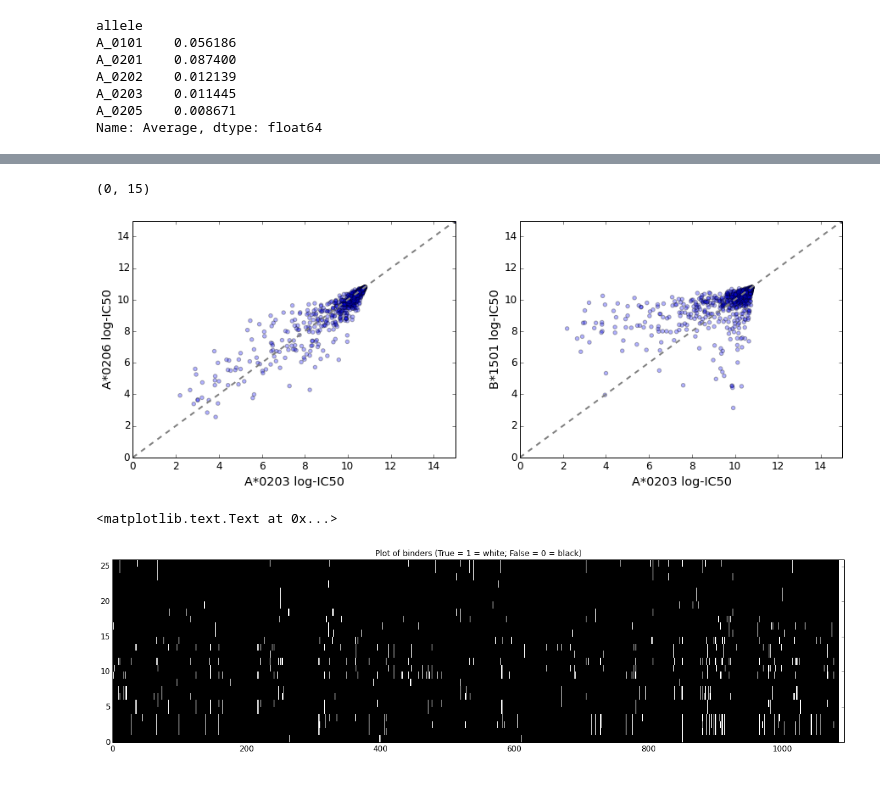
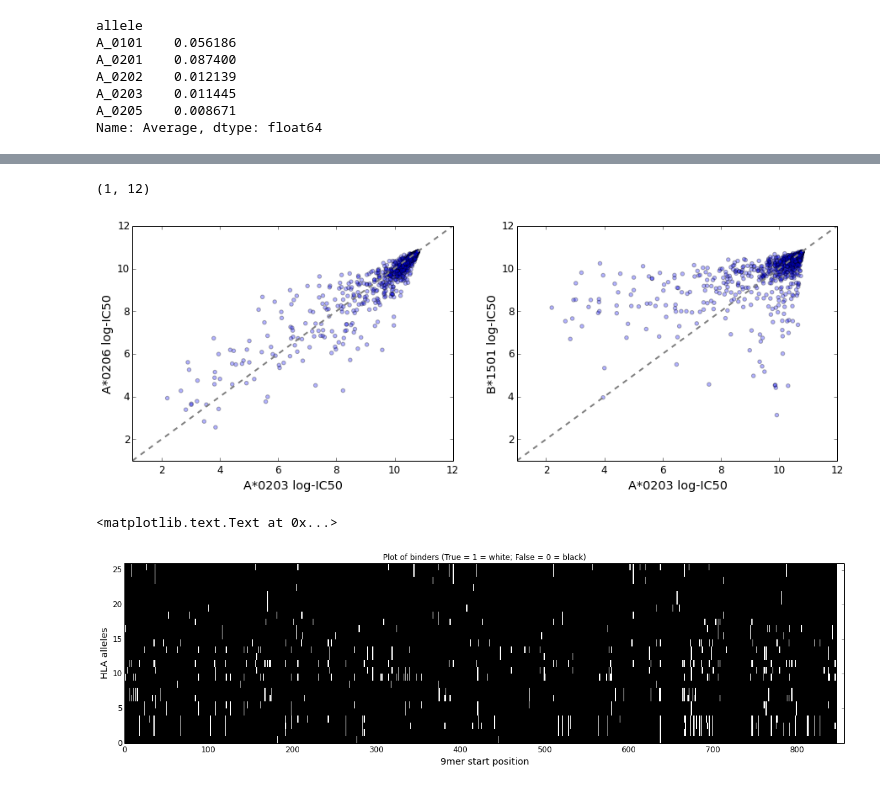
Before and after one commit to agartland/notebooks, a Jupyter notebook: epitope_hotspot.ipynb, the cells around one changed output, grey strips where cells are left out. Cells and saved outputs as stored; diff of their text form; code cells hidden in the pictures.

```diff
--- a/epitope_hotspot.ipynb
+++ b/epitope_hotspot.ipynb
@@ -17,9 +53,10 @@ Note that DATA_PATH should point to a general data directory and within that the
 an "epitope_hotspot" folder containing the file. Or you can supply the path to the file at any location."""
 
 with open(DATA_PATH + 'epitope_hotspot/env_hxb2.fasta','r') as fileHandle:
+    """We'll use seq as a string instead of a sequnece object that is returned by SeqIO"""
     seq = str(SeqIO.read(fileHandle,'fasta').seq)
 
-"""Remove the stop codon character at the end of the sequence"""
-seq = seq.replace('*','')
+"""Remove gaps and the stop codon character at the end of the sequence"""
+seq = seq.replace('-','').replace('*','')
 print "HXB2 (%d): %s" % (len(seq),seq)
 # %% [output]
@@ -61,13 +106,13 @@ for k in ba.keys()[:10]:
 # %%
-"""Now create a 2D matrix of binding affinities for the single sequence of shape [Npos x NHLAs]"""
+"""Create a 2D matrix of binding affinities for the single sequence of shape [Npos x NHLAs]"""
 uHLAs = unique(bindingDf.HLA)
 k = 9
-"""Initialize matrix to 15 (not a binder)"""
+"""Initialize matrix to 15 (not a binder): any missing predictions will be counted as non-binders"""
 baMat = 15 * ones((len(seq)-k+1,len(uHLAs)))
 for starti in arange(len(seq)-k+1):
     if not seq[starti] == '-':
-        """If there a gap character at this start position, it is not a valid kmer"""
-        """Grab a "gapless" kmer peptide starting at position starti"""
+        """If there is a gap character at this start position, it is not a valid kmer"""
+        """Grab a "gapless" kmer by starting at position starti and taking k non-gap characters of the str"""
         pep = seq[starti:].replace('-','')[:k]
         for hlai, h in enumerate(uHLAs):
             try:
@@ -85,6 +130,12 @@ for starti in arange(len(seq)-k+1):
                 baMat[starti,hlai] = ba[(h,pep)]
             else:
                 print "Could not find prediction for HLA %s and peptide %s (giving it default level of log-IC50 = 15)" % (h,pep)
-"""Notice that because of gaps the last kmer is only 8 amino acids long so the prediction could not be found.
-Yet this did not lead to an error because of our try/except clause."""
+
+figure(figsize=(20,5))
+pcolor(baMat.T,cmap='gray')
+xlim((0,len(seq)))
+ylim((0,len(uHLAs)))
+ylabel('HLA alleles')
+xlabel('9mer start position')
+title('Plot of binding affinity (log-IC50)')
 # %% [output]
@@ -109,32 +144,38 @@ Could not find prediction for HLA B_5801 and peptide QGLERILL (giving it default
 # %%
+"""Make a couple descriptive figures to make sure the data looks right."""
+
+"""HLA A*0203 and A*0206 should be highly correlated because they are very similar alleles."""
 figure(figsize=(15,5))
 subplot(1,2,1)
 scatter(baMat[:,uHLAs=='A_0203'],baMat[:,uHLAs=='A_0206'],alpha=0.3)
-plot([0,15],[0,15],'--',lw=2,color='gray')
+plot([1,12],[1,12],'--',lw=2,color='gray')
 xlabel('A*0203 log-IC50')
 ylabel('A*0206 log-IC50')
-xlim((0,15))
-ylim((0,15))
+xlim((1,12))
+ylim((1,12))
 
+"""Whereas, HLA A*0203 and B*1501 should not bind the same peptides."""
 subplot(1,2,2)
 scatter(baMat[:,uHLAs=='A_0203'],baMat[:,uHLAs=='B_1501'],alpha=0.3)
-plot([0,15],[0,15],'--',lw=2,color='gray')
+plot([1,12],[1,12],'--',lw=2,color='gray')
 xlabel('A*0203 log-IC50')
 ylabel('B*1501 log-IC50')
-xlim((0,15))
-ylim((0,15))
+xlim((1,12))
+ylim((1,12))
 # %% [output]
-(0, 15)
+(1, 12)
-[figure, old version]
+[figure, new version]
 # %%
 """All binding affinities less than log(500) will be counted as "binders" """
 binders = baMat < log(500)
 
 figure(figsize=(20,5))
 pcolor(binders.T,cmap='gray')
 xlim((0,len(seq)))
 ylim((0,len(uHLAs)))
+ylabel('HLA alleles')
+xlabel('9mer start position')
 title('Plot of binders (True = 1 = white; False = 0 = black)')
 # %% [output]
 <matplotlib.text.Text at 0x...>
-[figure, old version]
+[figure, new version]
```
Also changed, not shown: parts of 17 cells of this notebook.
